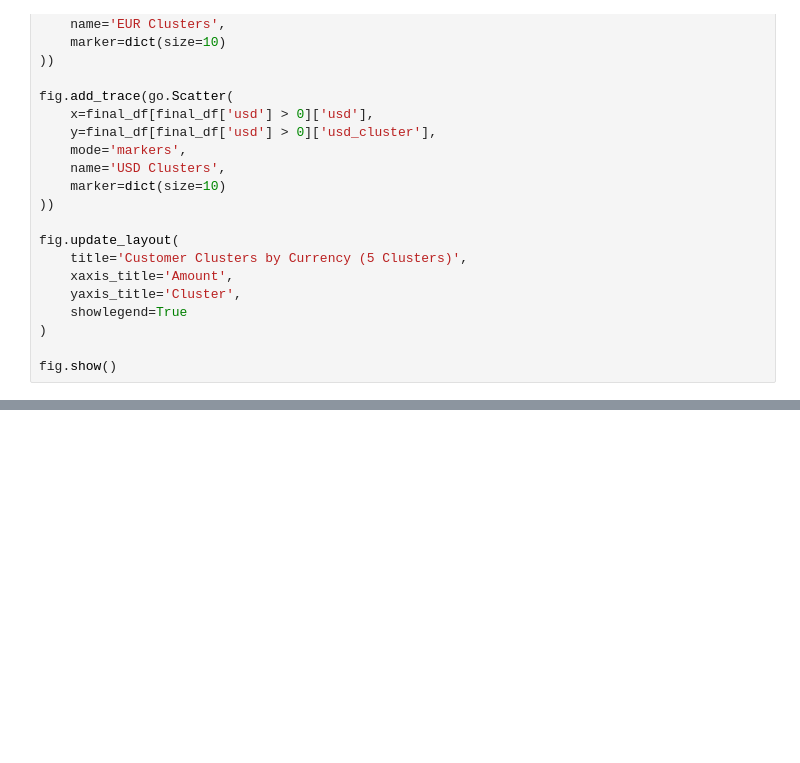
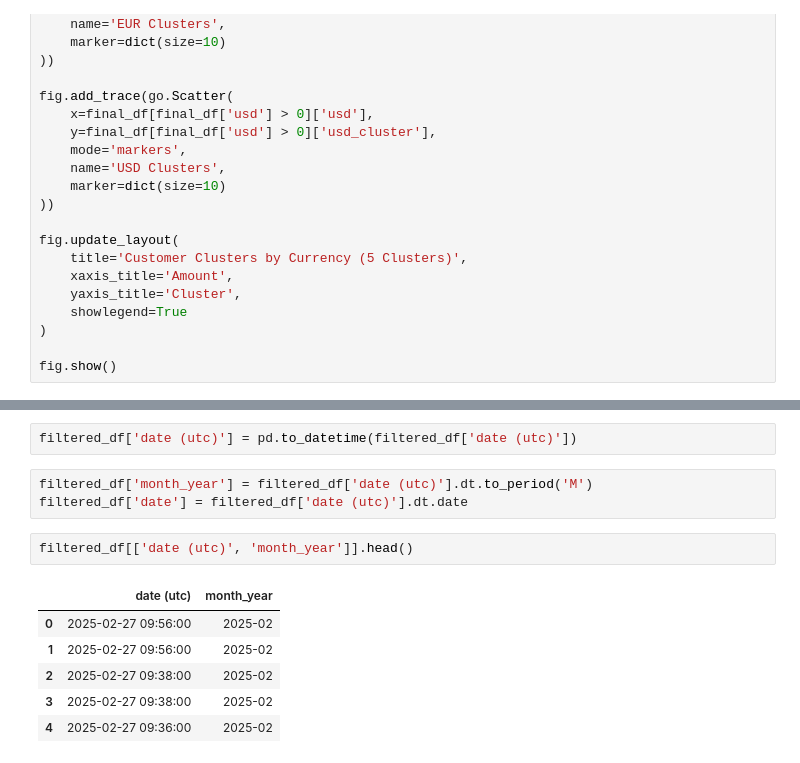
Before and after one commit to Idreece/surfe, a Jupyter notebook: notebooks/analysis.ipynb, the cells around one changed output, grey strips where cells are left out. Cells and saved outputs as stored; diff of their text form; blank space fills up the shorter version.

```diff
--- a/notebooks/analysis.ipynb
+++ b/notebooks/analysis.ipynb
@@ -453,0 +474,14 @@ fig.show()
+# %%
+filtered_df['date (utc)'] = pd.to_datetime(filtered_df['date (utc)'])
+# %%
+filtered_df['month_year'] = filtered_df['date (utc)'].dt.to_period('M')
+filtered_df['date'] = filtered_df['date (utc)'].dt.date
+# %%
+filtered_df[['date (utc)', 'month_year']].head()
+# %% [output]
+|  | date (utc) | month_year |
+| 0 | 2025-02-27 09:56:00 | 2025-02 |
+| 1 | 2025-02-27 09:56:00 | 2025-02 |
+| 2 | 2025-02-27 09:38:00 | 2025-02 |
+| 3 | 2025-02-27 09:38:00 | 2025-02 |
+| 4 | 2025-02-27 09:36:00 | 2025-02 |
```
Also changed, not shown: parts of 6 cells of this notebook, 3 other files.
